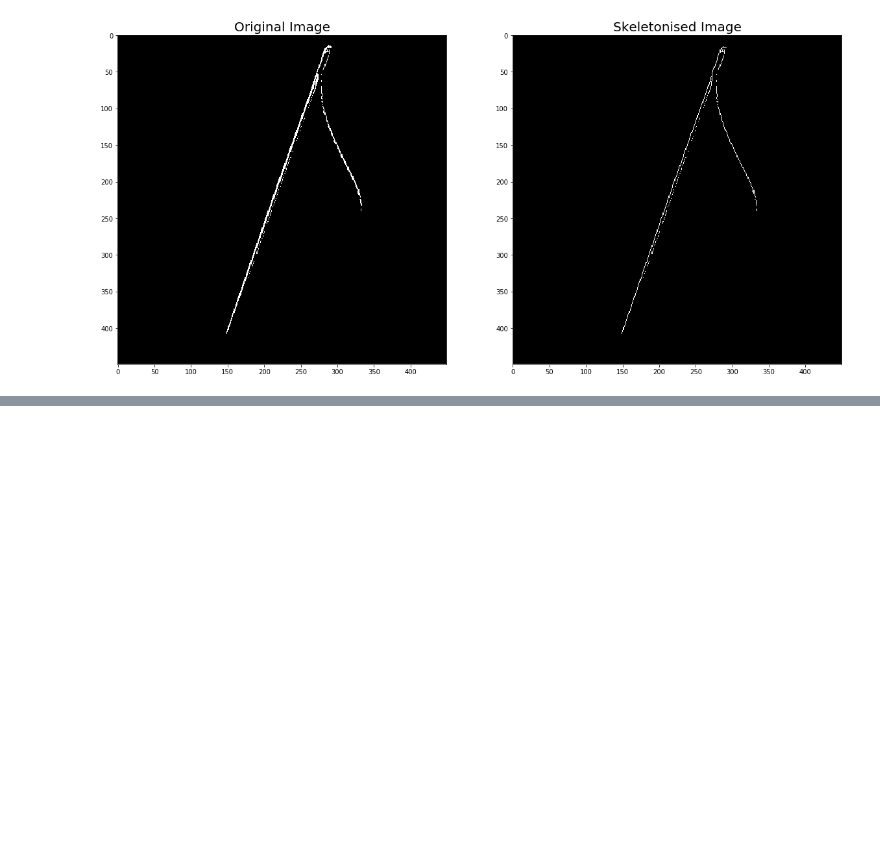
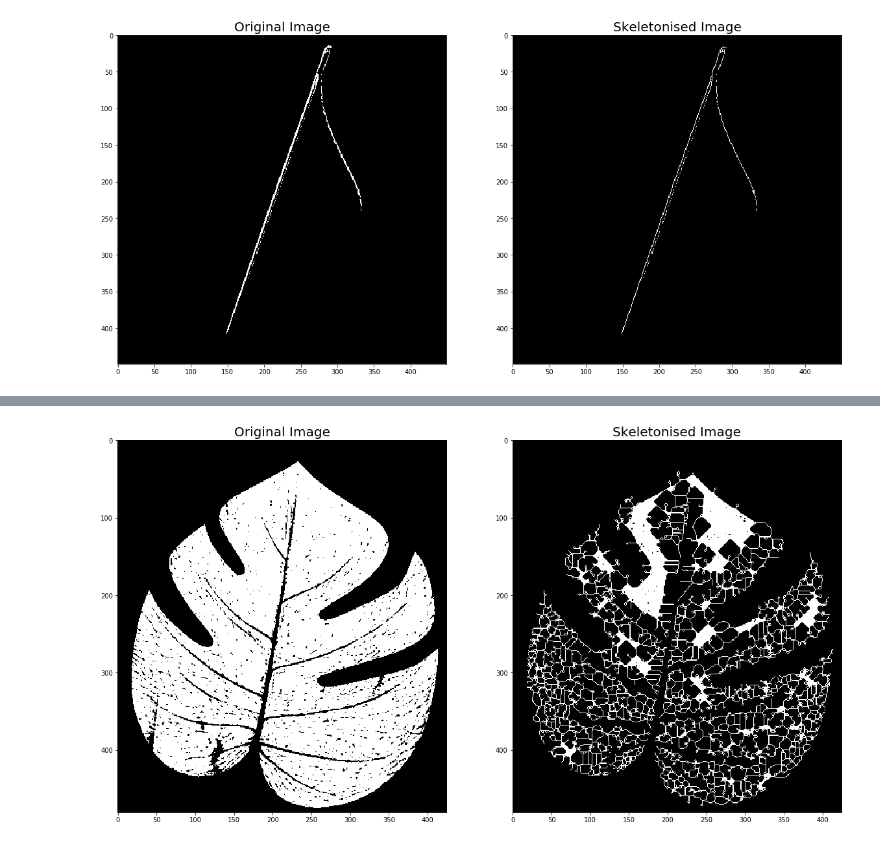
Before and after one commit to swetanjal/Digital-Image-Processing, a Jupyter notebook: Assignment 4/src/Problem 1.ipynb, the cells around one changed output, grey strips where cells are left out. Drawn from its saved outputs; the diff is of its cells as text; code cells hidden in the pictures; blank space fills up the shorter version.

```diff
--- a/Assignment 4/src/Problem 1.ipynb
+++ b/Assignment 4/src/Problem 1.ipynb
@@ -181,0 +254,22 @@ display_images(images, 1, 2, (20, 20), '', subtitles)
+# %%
+S1 = [[0, 0, 0], [-1, 1, -1], [1, 1, 1]]
+S1 = np.array(S1)
+S2 = [[-1, 0, 0], [1, 1, 0], [-1, 1, -1]]
+S2 = np.array(S2)
+img = cv2.imread('../input_data/leaf.jpg', cv2.IMREAD_GRAYSCALE)
+# Thresholding
+img = (img < 127).astype(np.uint8)
+original_img = img
+prev = img
+while True:
+    for j in range(4):
+        img = skeletonize(img, S1)
+        img = skeletonize(img, S2)
+        S1 = np.rot90(S1)
+        S2 = np.rot90(S2)
+    delta = np.mean(np.abs(prev - img))
+    if delta < 0.01:
+        break
+    else:
+        print(delta)
+    prev = img
@@ -181,0 +292,10 @@ display_images(images, 1, 2, (20, 20), '', subtitles)
+# %%
+images = []
+images.append(original_img)
+images.append(img)
+subtitles = []
+subtitles.append('Original Image')
+subtitles.append('Skeletonised Image')
+display_images(images, 1, 2, (20, 20), '', subtitles)
+# %% [output]
+[figure, added]
```
Also changed, not shown: parts of 16 cells of this notebook, 3 other files.
